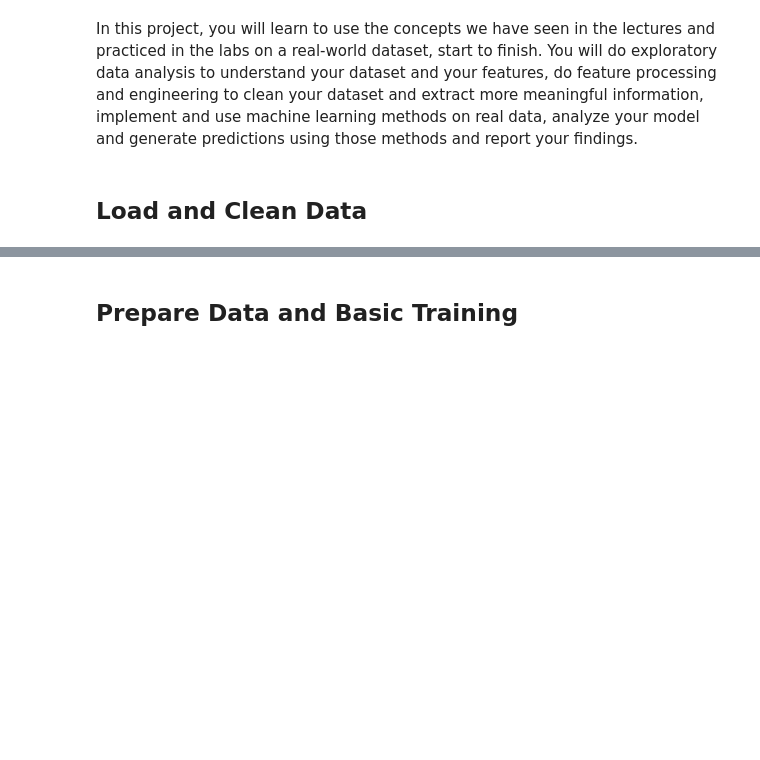
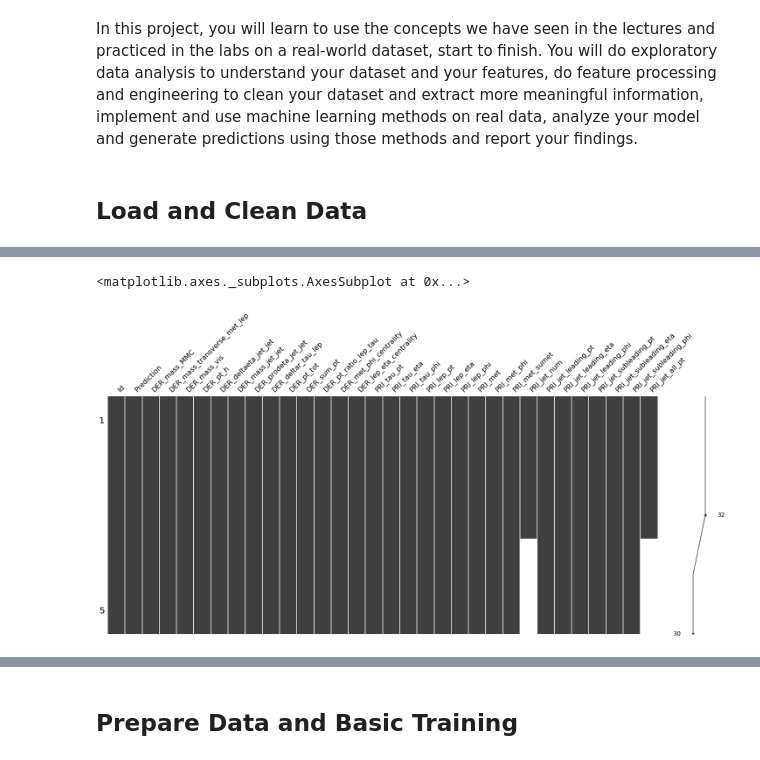
Before and after one commit to sting1000/ml-2018-project1-, a Jupyter notebook: Project1_ML.ipynb, the cells around one changed output, grey strips where cells are left out. Drawn from its saved outputs; the diff is of its cells as text; code cells hidden in the pictures; blank space fills up the shorter version.

```diff
--- a/Project1_ML.ipynb
+++ b/Project1_ML.ipynb
@@ -50,0 +27,5 @@ Here is our plan:
+# %%
+msno.matrix(tt.replace(0,np.nan))
+# %% [output]
+<matplotlib.axes._subplots.AxesSubplot at 0x...>
+[figure, added]
```
Also changed, not shown: parts of 13 cells of this notebook, 1 other file.
